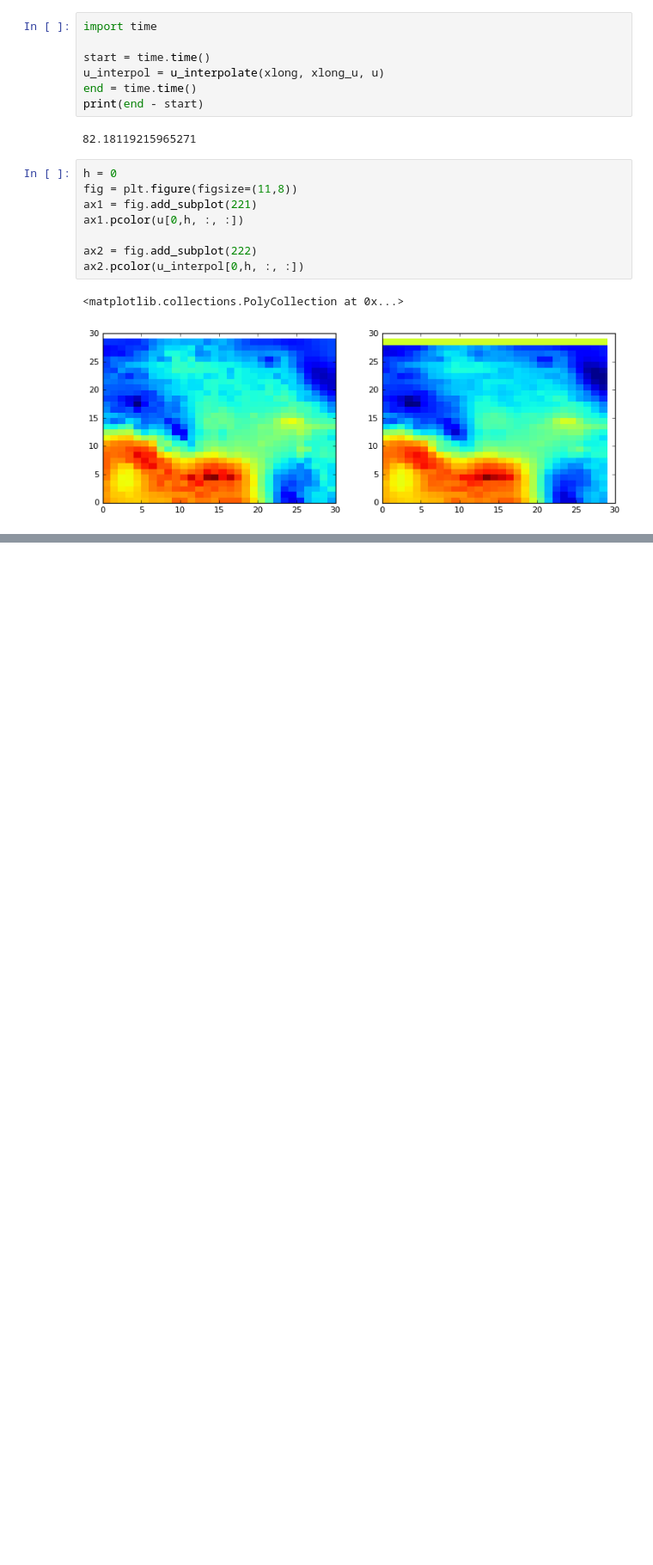
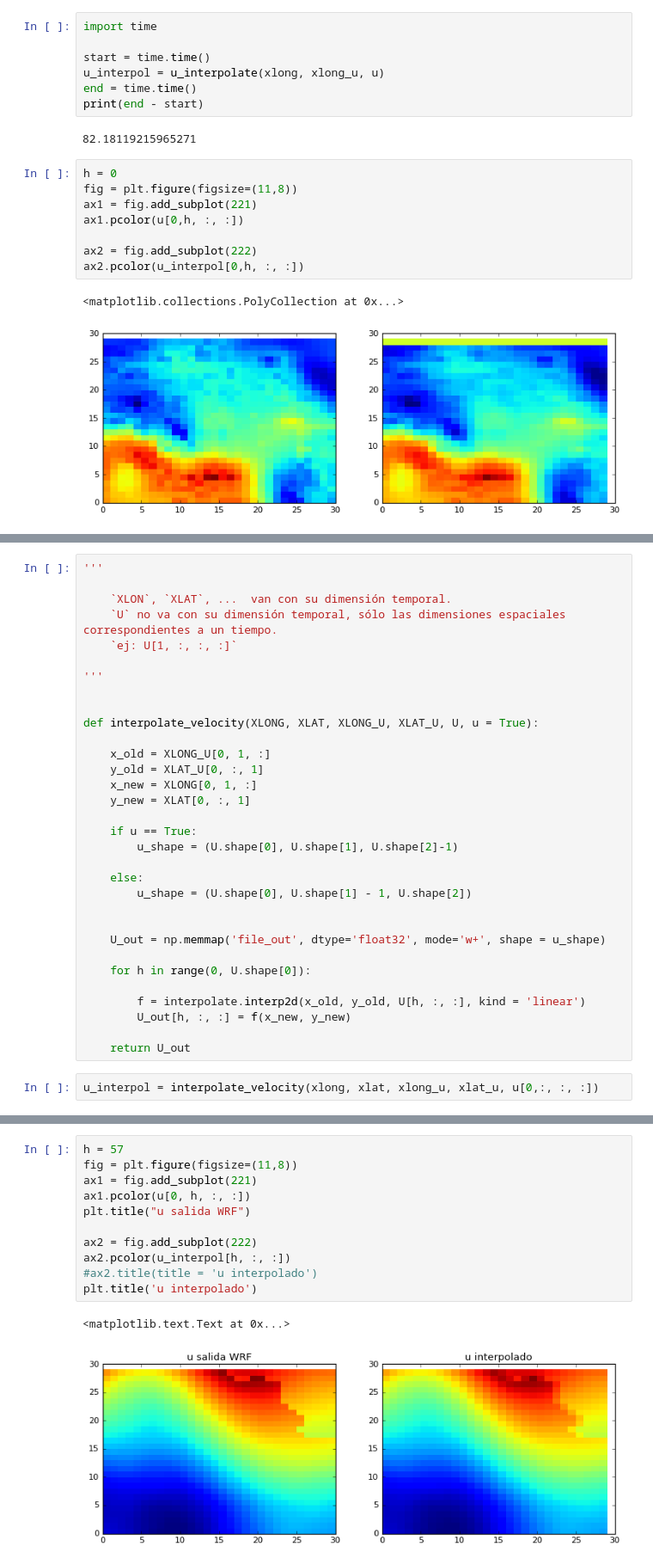
Before and after one commit to cpierard/capa_limite_WRF, a Jupyter notebook: Pruebas_netCDF4.ipynb, the cells around one changed output, grey strips where cells are left out. Shown: that part at 86% size. Drawn from its saved outputs; the diff is of its cells as text; blank space fills up the shorter version.

```diff
--- a/Pruebas_netCDF4.ipynb
+++ b/Pruebas_netCDF4.ipynb
@@ -341,0 +485,34 @@ TypeError: only length-1 arrays can be converted to Python scalars
+# %%
+'''
+
+    `XLON`, `XLAT`, ...  van con su dimensión temporal.
+    `U` no va con su dimensión temporal, sólo las dimensiones espaciales correspondientes a un tiempo.
+    `ej: U[1, :, :, :]`
+
+'''
+
+
+def interpolate_velocity(XLONG, XLAT, XLONG_U, XLAT_U, U, u = True):
+
+    x_old = XLONG_U[0, 1, :]
+    y_old = XLAT_U[0, :, 1]
+    x_new = XLONG[0, 1, :]
+    y_new = XLAT[0, :, 1]
+
+    if u == True:
+        u_shape = (U.shape[0], U.shape[1], U.shape[2]-1)
+
+    else:
+        u_shape = (U.shape[0], U.shape[1] - 1, U.shape[2])
+
+
+    U_out = np.memmap('file_out', dtype='float32', mode='w+', shape = u_shape)
+
+    for h in range(0, U.shape[0]):
+
+        f = interpolate.interp2d(x_old, y_old, U[h, :, :], kind = 'linear')
+        U_out[h, :, :] = f(x_new, y_new)
+
+    return U_out
+# %%
+u_interpol = interpolate_velocity(xlong, xlat, xlong_u, xlat_u, u[0,:, :, :])
@@ -341,0 +523,14 @@ TypeError: only length-1 arrays can be converted to Python scalars
+# %%
+h = 57
+fig = plt.figure(figsize=(11,8))
+ax1 = fig.add_subplot(221)
+ax1.pcolor(u[0, h, :, :])
+plt.title("u salida WRF")
+
+ax2 = fig.add_subplot(222)
+ax2.pcolor(u_interpol[h, :, :])
+#ax2.title(title = 'u interpolado')
+plt.title('u interpolado')
+# %% [output]
+<matplotlib.text.Text at 0x...>
+[figure, added]
```
Also changed, not shown: parts of 67 cells of this notebook.
